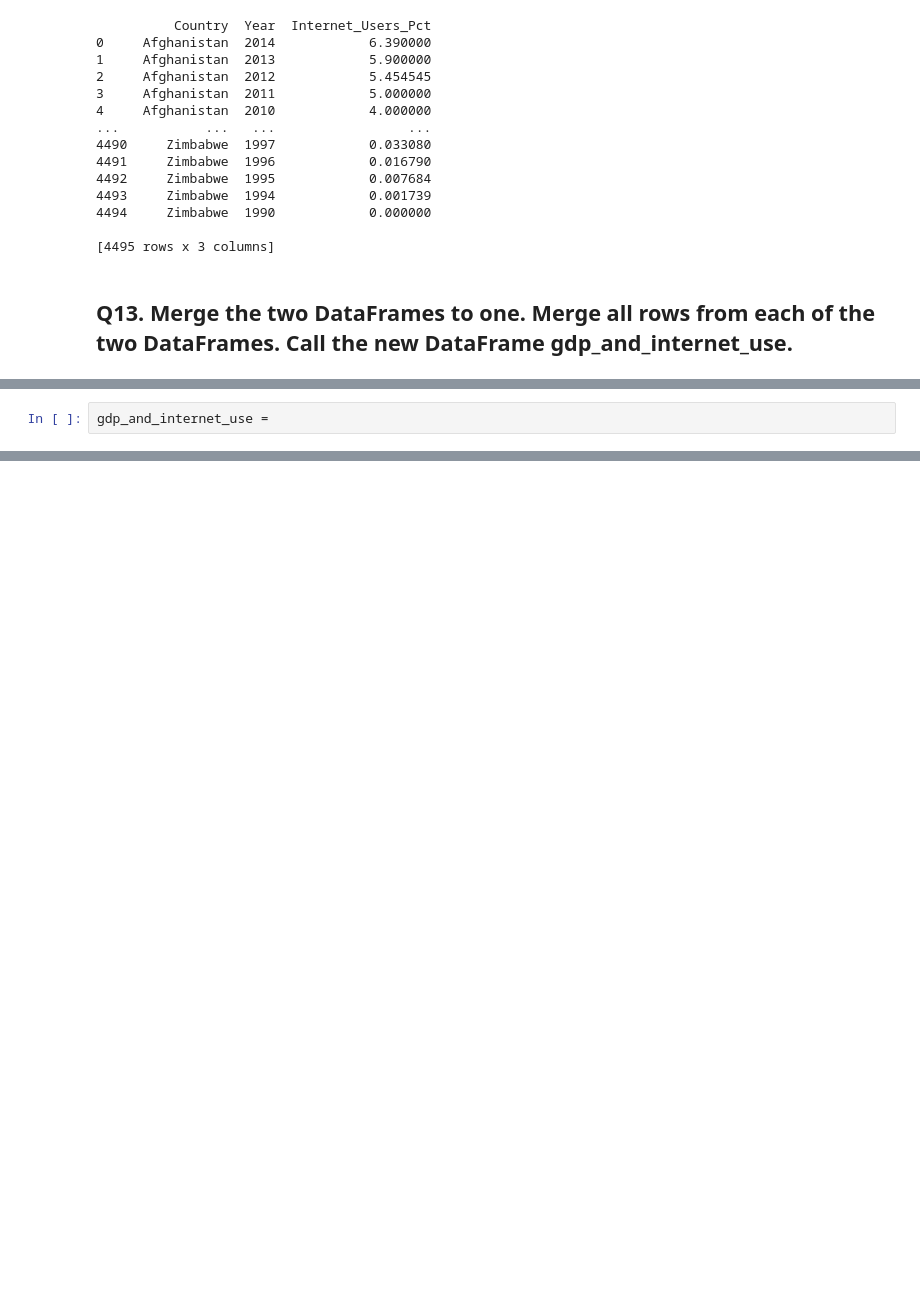
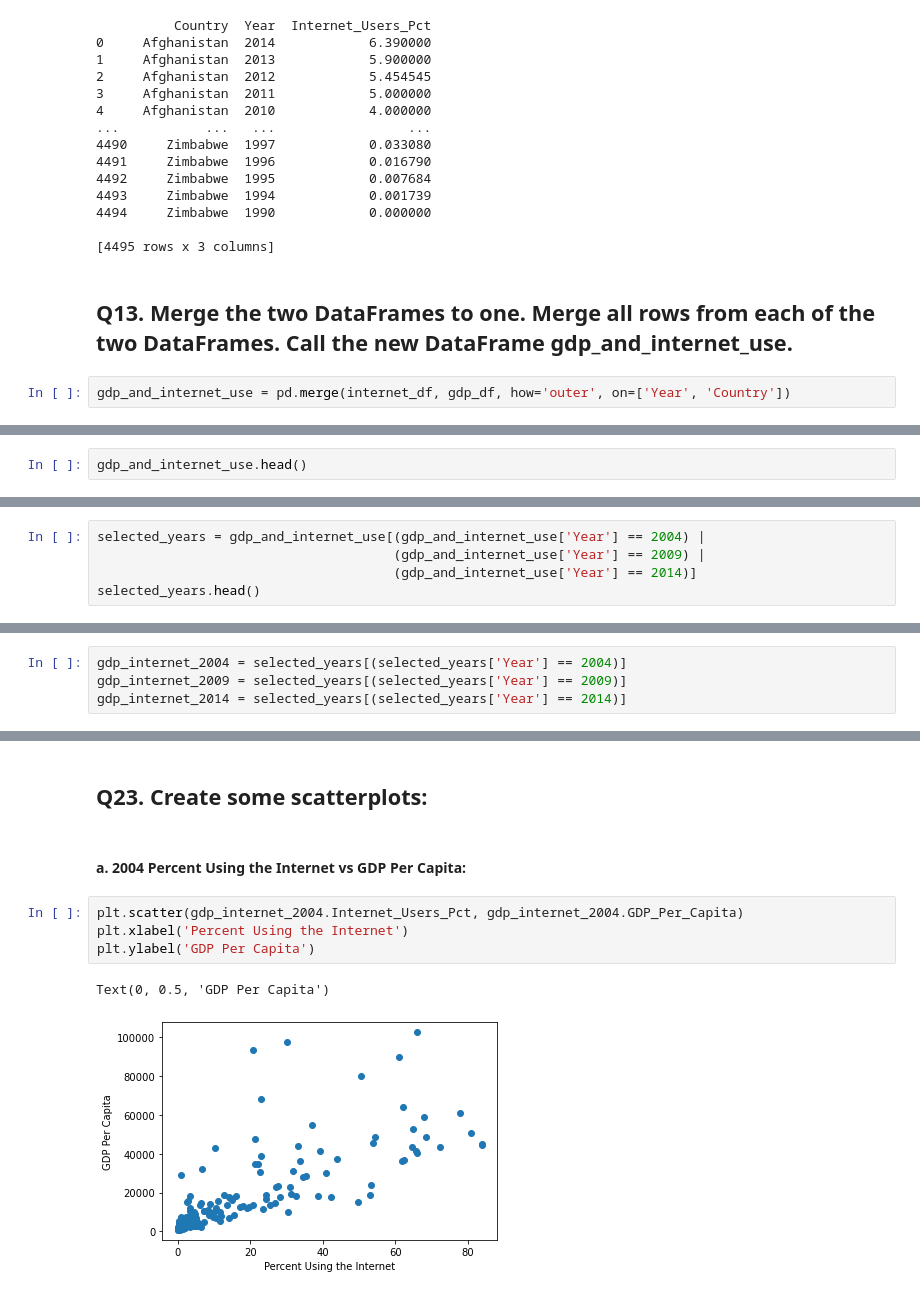
Before and after one commit to ANW16/gdp_and_internet_usage_python, a Jupyter notebook: notebook/gdp_and_internet_usage_notebook.ipynb, the cells around one changed output, grey strips where cells are left out. Saved outputs shown, nothing was run; the diff lists cells and outputs as text; blank space fills up the shorter version.

```diff
--- a/notebook/gdp_and_internet_usage_notebook.ipynb
+++ b/notebook/gdp_and_internet_usage_notebook.ipynb
@@ -176,3 +176,5 @@ print(internet_df)
 [4495 rows x 3 columns]
 # %% [markdown]
 ## Q13. Merge the two DataFrames to one. Merge all rows from each of the two DataFrames. Call the new DataFrame gdp_and_internet_use.
+# %%
+gdp_and_internet_use = pd.merge(internet_df, gdp_df, how='outer', on=['Year', 'Country'])
@@ -179,2 +183,2 @@ print(internet_df)
 # %%
-gdp_and_internet_use =
+gdp_and_internet_use.head()
@@ -180,0 +205,5 @@ gdp_and_internet_use =
+# %%
+selected_years = gdp_and_internet_use[(gdp_and_internet_use['Year'] == 2004) |
+                                      (gdp_and_internet_use['Year'] == 2009) |
+                                      (gdp_and_internet_use['Year'] == 2014)]
+selected_years.head()
@@ -180,0 +219,4 @@ gdp_and_internet_use =
+# %%
+gdp_internet_2004 = selected_years[(selected_years['Year'] == 2004)]
+gdp_internet_2009 = selected_years[(selected_years['Year'] == 2009)]
+gdp_internet_2014 = selected_years[(selected_years['Year'] == 2014)]
@@ -180,0 +305,11 @@ gdp_and_internet_use =
+# %% [markdown]
+## Q23. Create some scatterplots:
+# %% [markdown]
+#### a. 2004 Percent Using the Internet vs GDP Per Capita:
+# %%
+plt.scatter(gdp_internet_2004.Internet_Users_Pct, gdp_internet_2004.GDP_Per_Capita)
+plt.xlabel('Percent Using the Internet')
+plt.ylabel('GDP Per Capita')
+# %% [output]
+Text(0, 0.5, 'GDP Per Capita')
+[figure, added]
```
Also changed, not shown: parts of 33 cells of this notebook.
